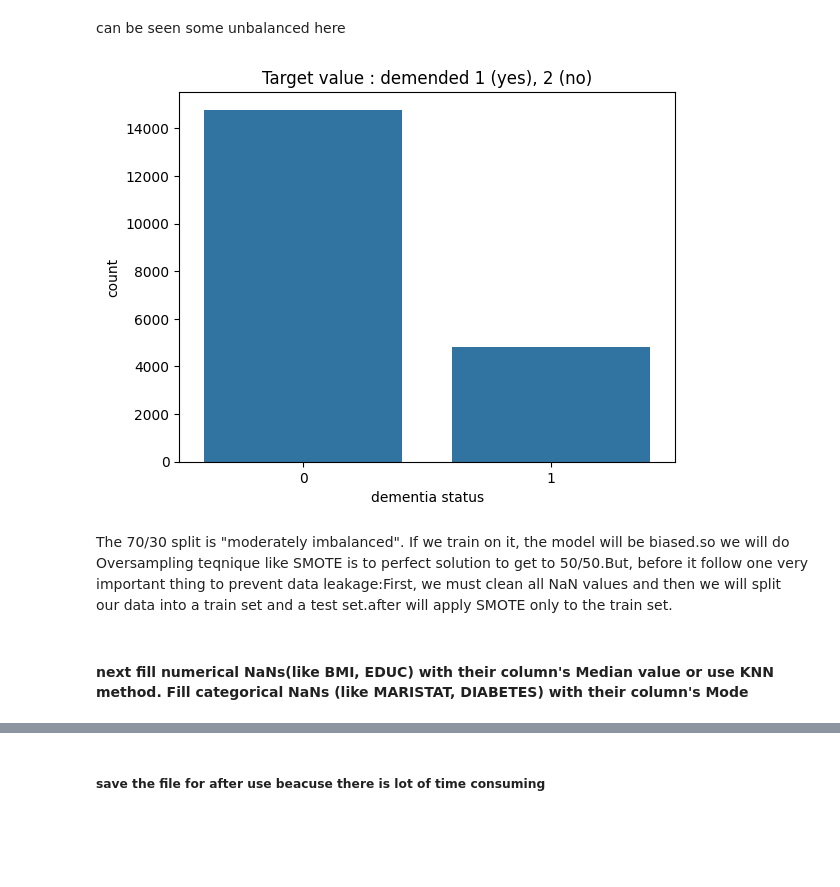
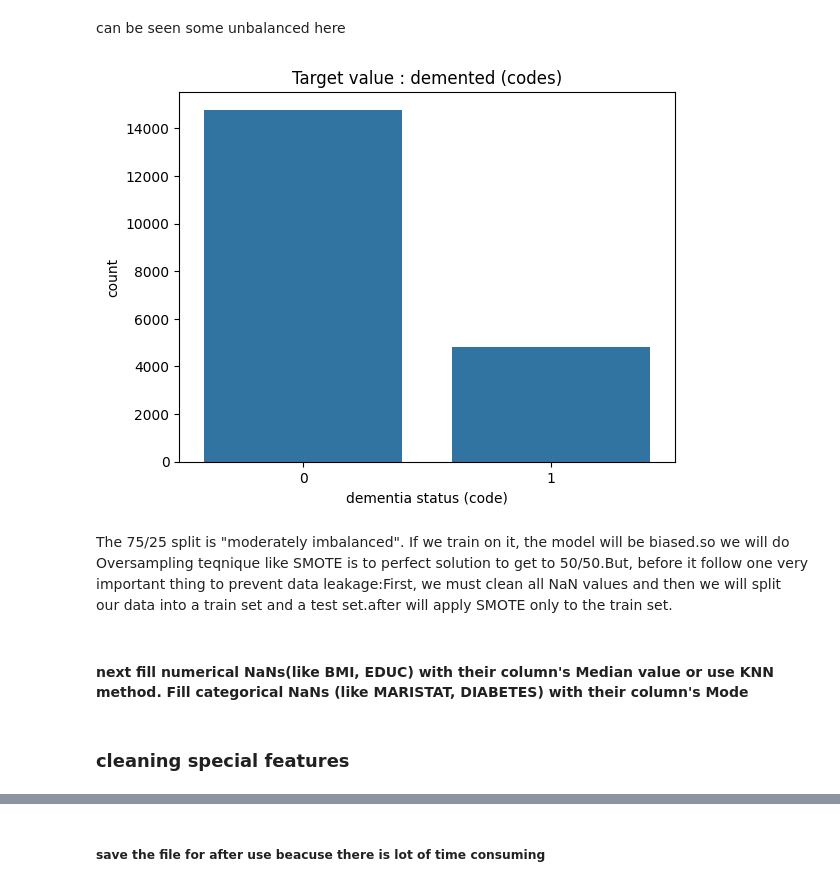
Before and after one commit to Kaveesha-Madhushan17/Model-X-Competition-phase-1, a Jupyter notebook: model_x_SpecialData.ipynb, the cells around one changed output, grey strips where cells are left out. Saved outputs shown, nothing was run; the diff lists cells and outputs as text; code cells hidden in the pictures; blank space fills up the shorter version.

```diff
--- a/model_x_SpecialData.ipynb
+++ b/model_x_SpecialData.ipynb
@@ -66,6 +66,9 @@ try:
         'PTSD', 'BIPOLAR', 'SCHIZ', 'DEP2YRS', 'DEPOTHR', 'ANXIETY', 'OCD', 'NPSYDEV',
         'NACCFAM', 'NACCMOM', 'NACCDAD', 'ANYMEDS'
     ]
+    # Deduplicate the list to avoid repeated cleaning operations (keeps first occurrence)
+    columns_to_clean_general = list(dict.fromkeys(columns_to_clean_general))
+
     for col in columns_to_clean_general:
         if col in df.columns:
             df[col] = df[col].replace(general_codes, np.nan)
@@ -94,7 +97,7 @@ try:
 
     # 'NACCAGE' is assumed to be clean (no special codes there)
 
-    #get teh summery
+    # get the summary
     df.info()
 
 except FileNotFoundError:
@@ -376,19 +379,24 @@ Name: proportion, dtype: float64
 # %% [markdown]
 can be seen some unbalanced here
 # %%
+# Plot target counts safely using actual label values
 sns.countplot(x='DEMENTED', data = df_base_model)
-plt.title('Target value : demended 1 (yes), 2 (no)')
+plt.title('Target value : demented (codes)')
 plt.ylabel('count')
-plt.xlabel('dementia status')
-plt.xticks([0,1])
+plt.xlabel('dementia status (code)')
+# Use the actual unique codes present in the data for tick positions (safer than hard-coding)
+unique_vals = sorted(df_base_model['DEMENTED'].dropna().unique().tolist())
+plt.xticks(unique_vals)
 plt.show()
 # %% [output]
-[figure, old version]
+[figure, new version]
 # %% [markdown]
-The 70/30 split is "moderately imbalanced". If we train on it, the model will be biased.so we will do Oversampling teqnique like SMOTE is to perfect solution to get to 50/50.But, before it follow one very important thing to prevent data leakage:First, we must clean all NaN values and then we will split our data into a train set and a test set.after will apply SMOTE only to the train set.
+The 75/25 split is "moderately imbalanced". If we train on it, the model will be biased.so we will do Oversampling teqnique like SMOTE is to perfect solution to get to 50/50.But, before it follow one very important thing to prevent data leakage:First, we must clean all NaN values and then we will split our data into a train set and a test set.after will apply SMOTE only to the train set.
 # %% [markdown]
 #### next fill numerical NaNs(like BMI, EDUC) with their column's Median value  or use KNN method. Fill categorical NaNs (like MARISTAT, DIABETES) with their column's Mode
 # %%
 df_simple_imputed = df.copy()
 # %%
 # true_numerical = ['NACCAGE','EDUC','SMOKYRS']
+# %% [markdown]
+### cleaning special features
```
Also changed, not shown: parts of 14 cells of this notebook, 2 other files.
